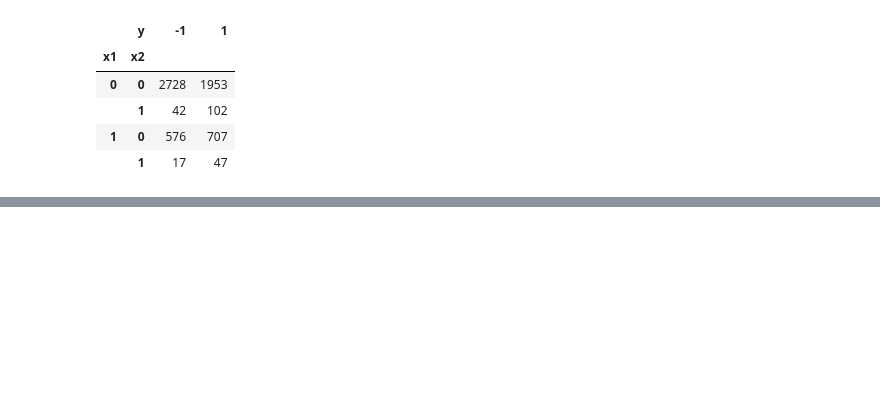
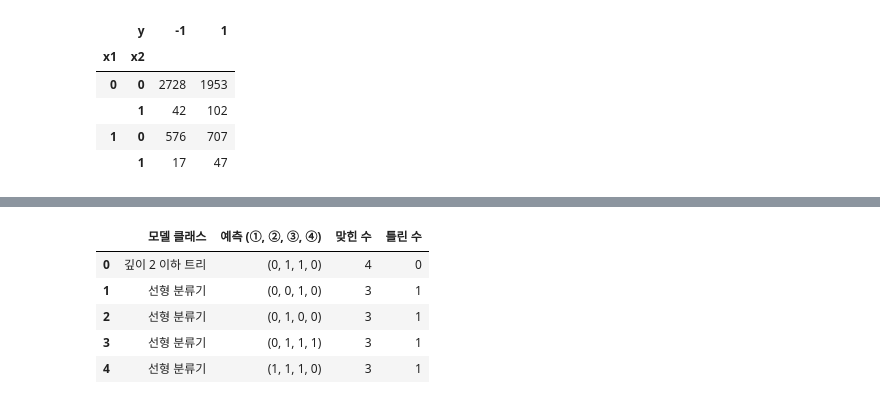
Before and after one commit to INA-95/predictive_multiplicity, a Jupyter notebook: notebook/inspect_data.ipynb, the cells around one changed output, grey strips where cells are left out. Drawn from its saved outputs; the diff is of its cells as text; code cells hidden in the pictures; blank space fills up the shorter version.

```diff
--- a/notebook/inspect_data.ipynb
+++ b/notebook/inspect_data.ipynb
@@ -63,0 +127,38 @@ display(counts)
+# %%
+# XOR 정답지를 기반으로 선형모델, 트리모델 각각에서 정답을 얼마나 맞추는지 보는 단계
+def score_models(label_counts, negative, positive):
+    # 예측값 네 개가 가리키는 문제 순서를 고정
+    groups = [(0, 0), (0, 1), (1, 0), (1, 1)]
+    # XOR 정답표에 들어있는 전체 사례수를 카운트
+    total = int(label_counts[[negative, positive]].to_numpy().sum())
+
+    # 직선 하나로 표현할 수 없는 두 대각선 패턴
+    nonlinear_patterns = {
+        (negative, positive, positive, negative),
+        (positive, negative, negative, positive),
+    }
+
+    results = []
+
+    for predictions in product([negative, positive], repeat=4):
+        # 각 그룹에서 모델이 예측한 라벨과 실제 라벨이 같은 행 수를 더함
+        correct = 0
+        for group, prediction in zip(groups, predictions):
+            correct += int(label_counts.at[group, prediction])
+
+        model_classes = ["깊이 2 이하 트리"]
+        if predictions not in nonlinear_patterns:
+            model_classes.append("선형 분류기")
+
+        for model_class in model_classes:
+            results.append({
+                "모델 클래스": model_class,
+                "예측 (①, ②, ③, ④)": predictions,
+                "맞힌 수": correct,
+                "틀린 수": total - correct,
+            })
+
+    return pd.DataFrame(results)
+
+
+xor_results = score_models(xor_counts, negative=0, positive=1)
@@ -63,0 +175,13 @@ display(counts)
+# %%
+# 모델 클래스별로 가장 잘 맞춘 경우만을 가져옴
+best_score = xor_results.groupby("모델 클래스")["맞힌 수"].transform("max")
+xor_best = xor_results[xor_results["맞힌 수"] == best_score]
+
+display(xor_best.sort_values("모델 클래스").reset_index(drop=True))
+# %% [output]
+|  | 모델 클래스 | 예측 (①, ②, ③, ④) | 맞힌 수 | 틀린 수 |
+| 0 | 깊이 2 이하 트리 | (0, 1, 1, 0) | 4 | 0 |
+| 1 | 선형 분류기 | (0, 0, 1, 0) | 3 | 1 |
+| 2 | 선형 분류기 | (0, 1, 0, 0) | 3 | 1 |
+| 3 | 선형 분류기 | (0, 1, 1, 1) | 3 | 1 |
+| 4 | 선형 분류기 | (1, 1, 1, 0) | 3 | 1 |
```
Also changed, not shown: parts of 41 cells of this notebook, 8 other files.
